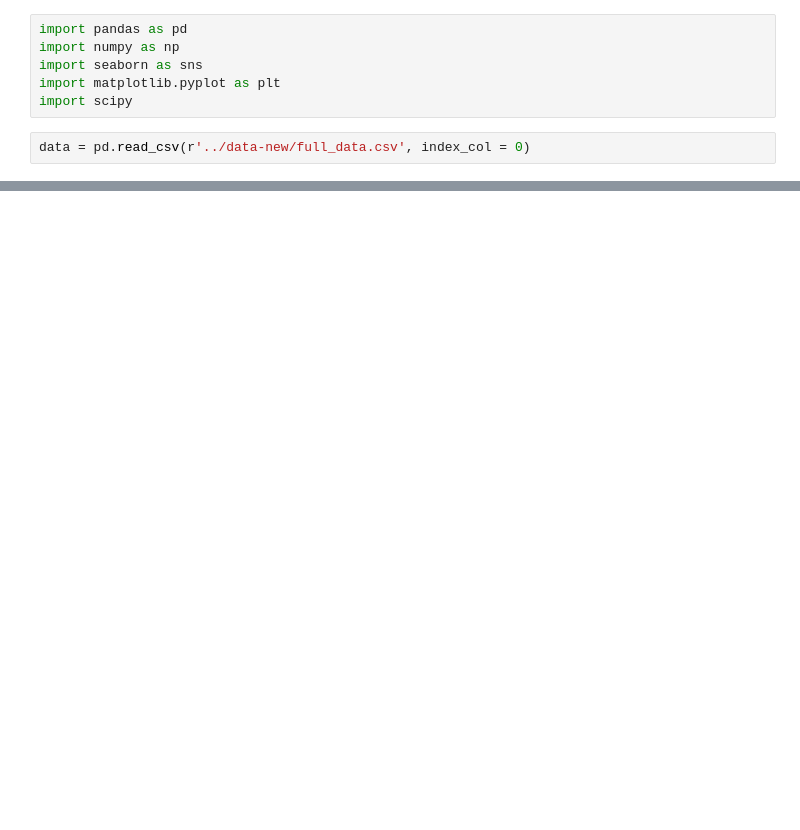
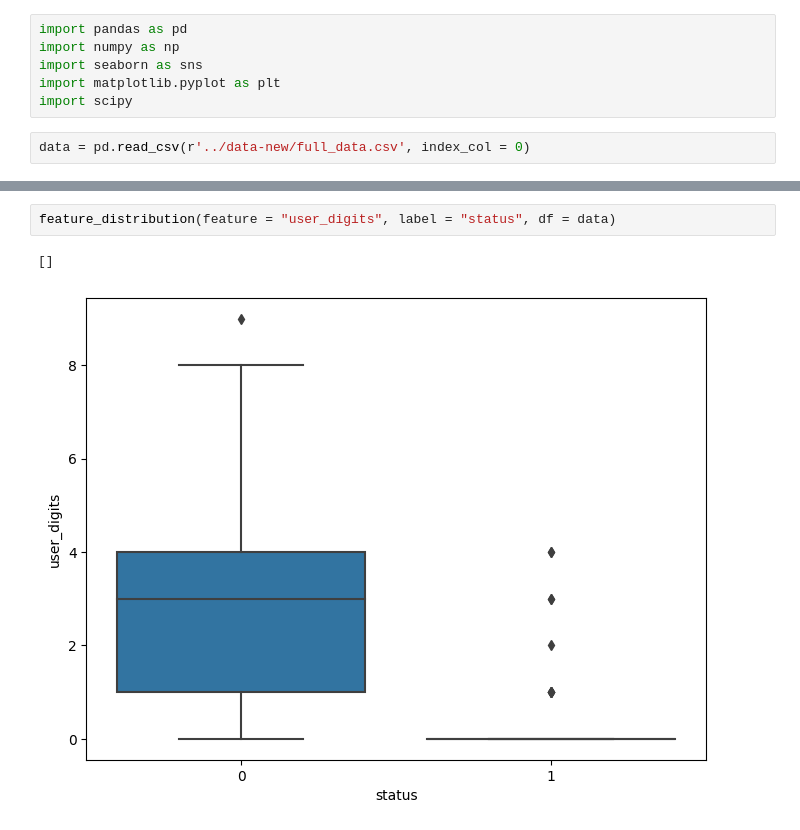
Before and after one commit to josephine-amponsah/spammer-detection, a Jupyter notebook: notebooks/feature-engineering.ipynb, the cells around one changed output, grey strips where cells are left out. Drawn from its saved outputs; the diff is of its cells as text; blank space fills up the shorter version.

```diff
--- a/notebooks/feature-engineering.ipynb
+++ b/notebooks/feature-engineering.ipynb
@@ -72,0 +144,5 @@ plt.plot()
+# %%
+feature_distribution(feature = "user_digits", label = "status", df = data)
+# %% [output]
+[]
+[figure, added]
```
Also changed, not shown: parts of 53 cells of this notebook.
